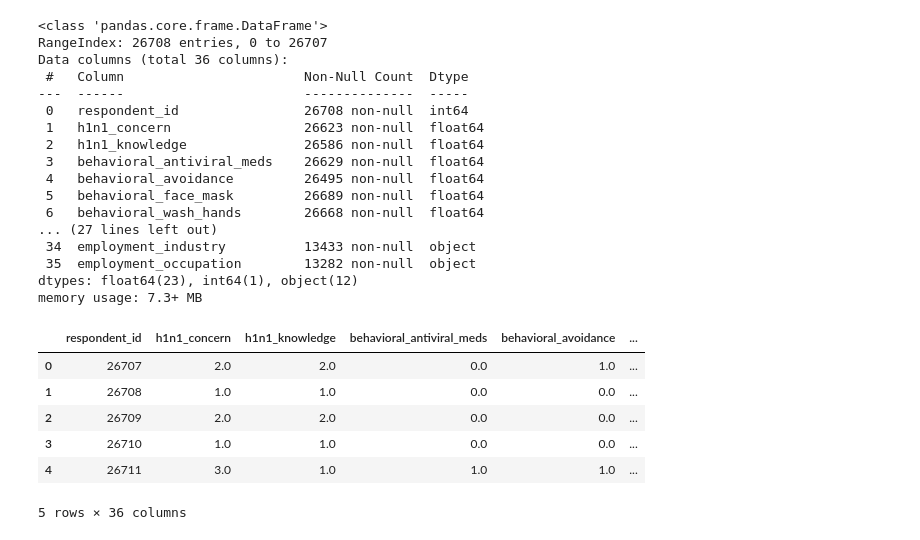
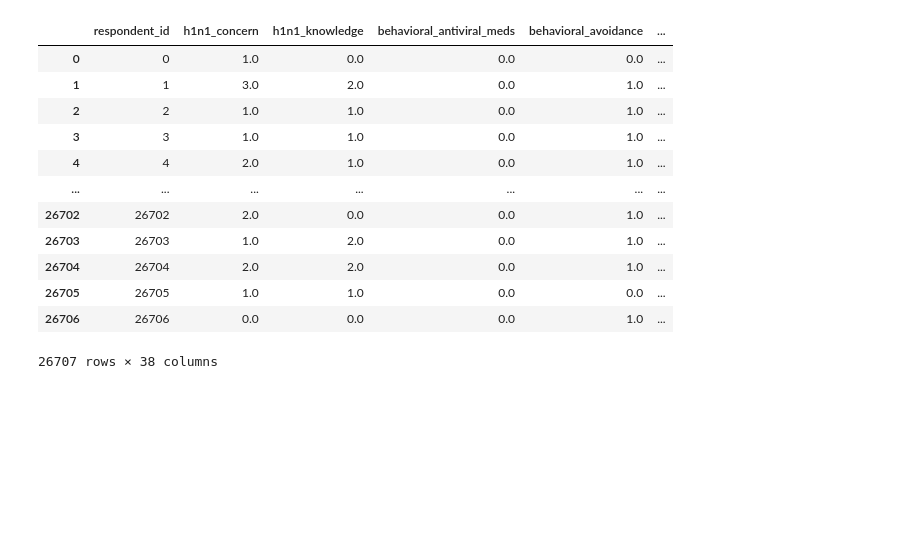
Before and after one commit to AMcqueen1980/H1N1Project, a Jupyter notebook: Julian/Julian 1st EDA.ipynb, the cells around one changed output. Saved outputs shown, nothing was run; the diff lists cells and outputs as text; code cells hidden in the pictures; blank space fills up the shorter version.

```diff
--- a/Julian/Julian 1st EDA.ipynb
+++ b/Julian/Julian 1st EDA.ipynb
@@ -23,31 +20,20 @@ from sklearn.tree import DecisionTreeClassifier
-# %%
-df = pd.read_csv('../Data/test_set_features.csv', low_memory=False)
-df.info(verbose=True, null_counts=True)
-# %% [output]
-<class 'pandas.core.frame.DataFrame'>
-RangeIndex: 26708 entries, 0 to 26707
-Data columns (total 36 columns):
- #   Column                       Non-Null Count  Dtype
----  ------                       --------------  -----
- 0   respondent_id                26708 non-null  int64
- 1   h1n1_concern                 26623 non-null  float64
- 2   h1n1_knowledge               26586 non-null  float64
- 3   behavioral_antiviral_meds    26629 non-null  float64
- 4   behavioral_avoidance         26495 non-null  float64
- 5   behavioral_face_mask         26689 non-null  float64
- 6   behavioral_wash_hands        26668 non-null  float64
-... (27 lines left out)
- 34  employment_industry          13433 non-null  object
- 35  employment_occupation        13282 non-null  object
-dtypes: float64(23), int64(1), object(12)
-memory usage: 7.3+ MB
-# %%
-df.head()
-# %% [output]
-|  | respondent_id | h1n1_concern | h1n1_knowledge | behavioral_antiviral_meds | behavioral_avoidance | ... |
-| 0 | 26707 | 2.0 | 2.0 | 0.0 | 1.0 | ... |
-| 1 | 26708 | 1.0 | 1.0 | 0.0 | 0.0 | ... |
-| 2 | 26709 | 2.0 | 2.0 | 0.0 | 0.0 | ... |
-| 3 | 26710 | 1.0 | 1.0 | 0.0 | 0.0 | ... |
-| 4 | 26711 | 3.0 | 1.0 | 1.0 | 1.0 | ... |
-5 rows × 36 columns
+# %%
+features_df = pd.read_csv('../Data/training_set_features.csv')
+labels_df = pd.read_csv('../Data/training_set_labels.csv', index_col="respondent_id")
+joined_df = features_df.join(labels_df, how = 'inner', on='respondent_id')
+# %%
+joined_df
+# %% [output]
+|  | respondent_id | h1n1_concern | h1n1_knowledge | behavioral_antiviral_meds | behavioral_avoidance | ... |
+| 0 | 0 | 1.0 | 0.0 | 0.0 | 0.0 | ... |
+| 1 | 1 | 3.0 | 2.0 | 0.0 | 1.0 | ... |
+| 2 | 2 | 1.0 | 1.0 | 0.0 | 1.0 | ... |
+| 3 | 3 | 1.0 | 1.0 | 0.0 | 1.0 | ... |
+| 4 | 4 | 2.0 | 1.0 | 0.0 | 1.0 | ... |
+| ... | ... | ... | ... | ... | ... | ... |
+| 26702 | 26702 | 2.0 | 0.0 | 0.0 | 1.0 | ... |
+| 26703 | 26703 | 1.0 | 2.0 | 0.0 | 1.0 | ... |
+| 26704 | 26704 | 2.0 | 2.0 | 0.0 | 1.0 | ... |
+| 26705 | 26705 | 1.0 | 1.0 | 0.0 | 0.0 | ... |
+| 26706 | 26706 | 0.0 | 0.0 | 0.0 | 1.0 | ... |
+26707 rows × 38 columns
```
Also changed, not shown: parts of 10 cells of this notebook, 2 other files.
